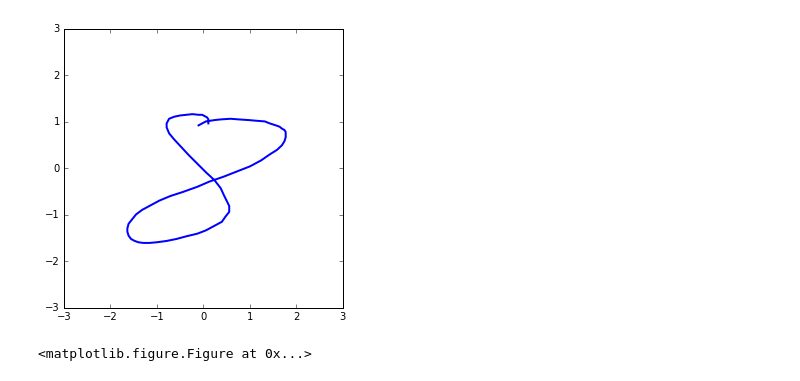
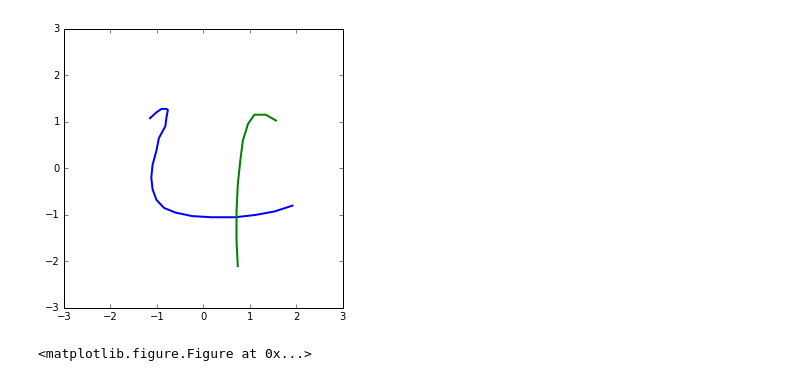
Before and after one commit to choucavalier/pendigits-hmm, a Jupyter notebook: Notebook.ipynb, the cells around one changed output. Cells and saved outputs as stored; diff of their text form; code cells hidden in the pictures.

```diff
--- a/Notebook.ipynb
+++ b/Notebook.ipynb
@@ -11,9 +13,9 @@ train_digits = parse.parse_file('data/pendigits-train');
 test_digits = parse.parse_file('data/pendigits-test')
 # %%
 pylab.rcParams['figure.figsize'] = (5, 5);
-plotter.plot_digit(train_digits[0], True)
+plotter.plot_digit(train_digits[6], True)
 # %% [output]
-[figure, old version]
+[figure, new version]
 # %%
 pylab.rcParams['figure.figsize'] = (15, 6);
 plotter.plot_digits_heatmap(train_digits, True);
```
Also changed, not shown: parts of 5 cells of this notebook, 3 other files.
